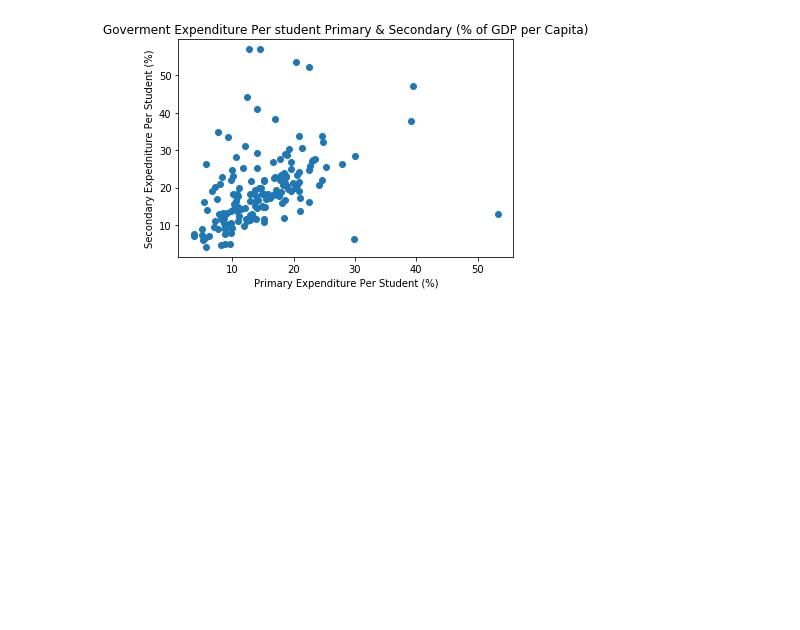
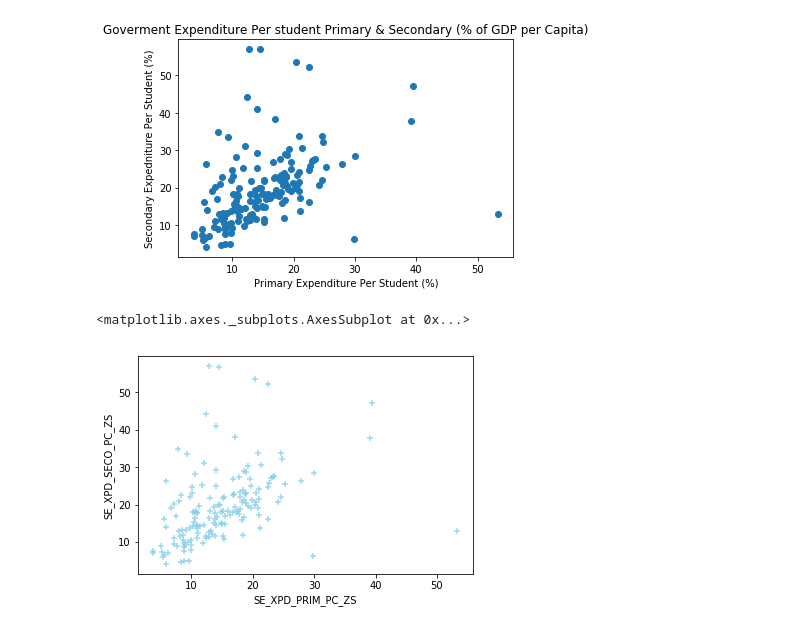
Before and after one commit to ancientfrog/teamplato, a Jupyter notebook: CS504_TeamPlato_JC.ipynb, the cells around one changed output. Cells and saved outputs as stored; diff of their text form; code cells hidden in the pictures; blank space fills up the shorter version.

```diff
--- a/CS504_TeamPlato_JC.ipynb
+++ b/CS504_TeamPlato_JC.ipynb
@@ -363,3 +367,12 @@ plt.ylabel('Secondary Expedniture Per Student (%)')
 plt.show()
 # %% [output]
 [figure]
+# %%
+#Scatter Plot Verions #2
+import seaborn as sns
+
+sns.regplot(data=dframe6, x=dframe6.SE_XPD_PRIM_PC_ZS, y=dframe6.SE_XPD_SECO_PC_ZS, fit_reg=False, marker="+", color="skyblue", label="ez")
+#sns.plt.show()
+# %% [output]
+<matplotlib.axes._subplots.AxesSubplot at 0x...>
+[figure, added]
```
Also changed, not shown: parts of 5 cells of this notebook.
